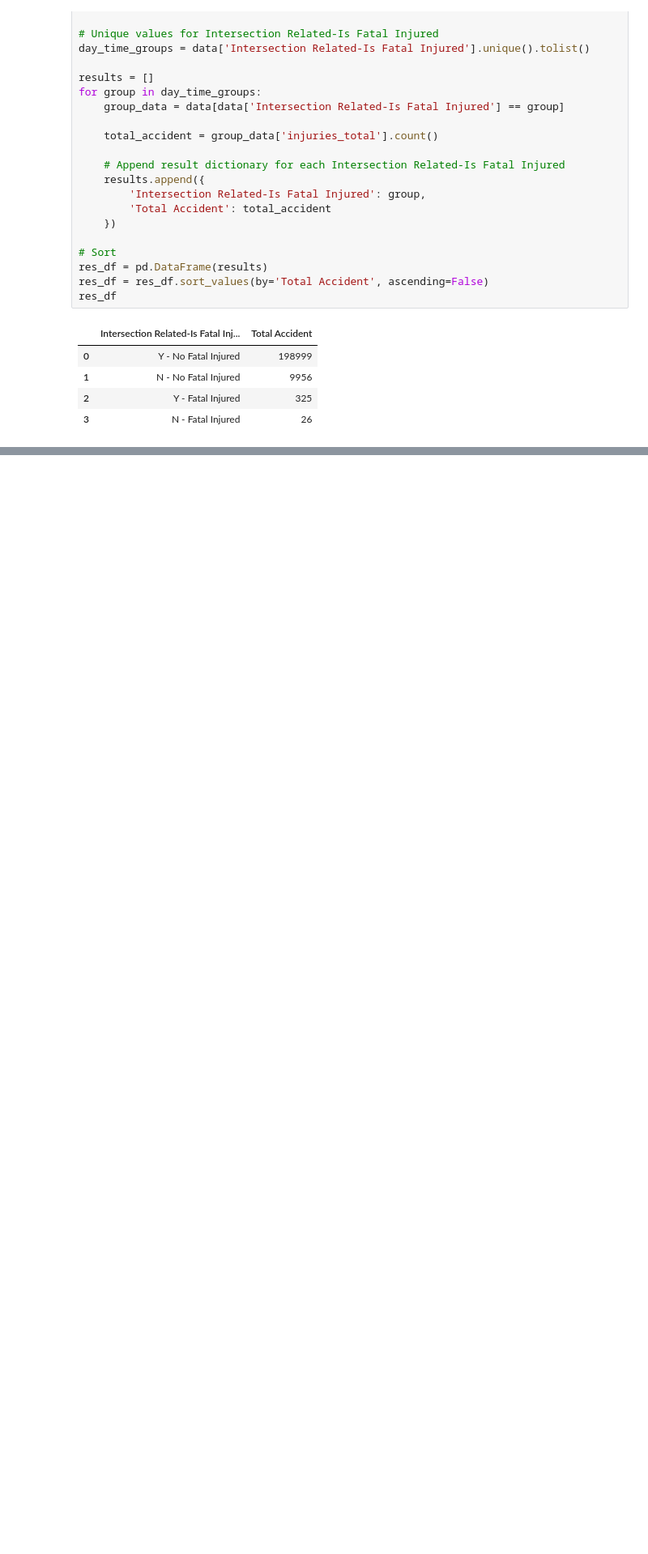
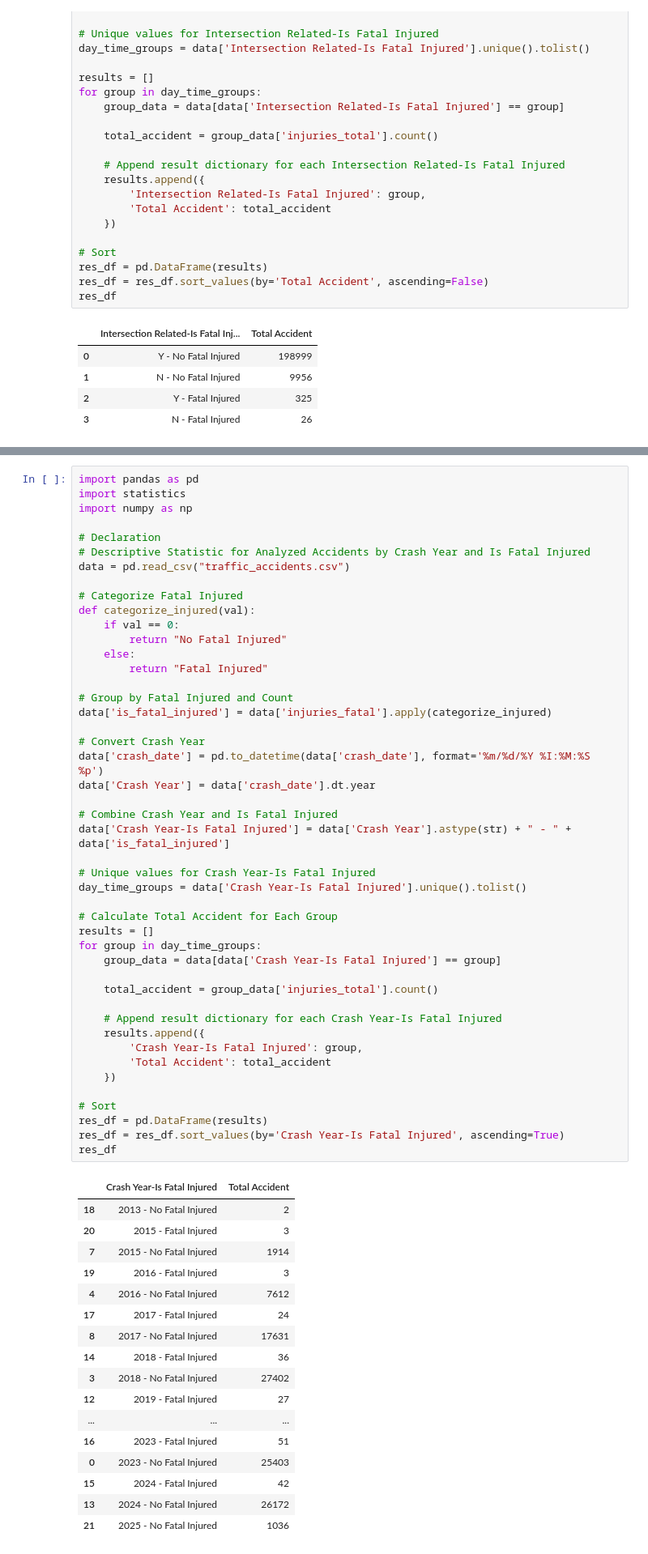
Before and after one commit to FlazeFy2/DS-Traffic_Accidents, a Jupyter notebook: descriptive statistics.ipynb, the cells around one changed output, grey strips where cells are left out. Shown: that part at 81% size. Drawn from its saved outputs; the diff is of its cells as text; blank space fills up the shorter version.

Commit message:
[DS] Descriptive Statistic for Analyzed Accidents by Crash Year and Is Fatal Injured

```diff
--- a/descriptive statistics.ipynb
+++ b/descriptive statistics.ipynb
@@ -584,3 +584,67 @@ res_df
 | 18 | 2024 - No Injured | 18483 |
 | 22 | 2025 - Injured | 278 |
 | 21 | 2025 - No Injured | 758 |
+# %%
+import pandas as pd
+import statistics
+import numpy as np
+
+# Declaration
+# Descriptive Statistic for Analyzed Accidents by Crash Year and Is Fatal Injured
+data = pd.read_csv("traffic_accidents.csv")
+
+# Categorize Fatal Injured
+def categorize_injured(val):
+    if val == 0:
+        return "No Fatal Injured"
+    else:
+        return "Fatal Injured"
+
+# Group by Fatal Injured and Count
+data['is_fatal_injured'] = data['injuries_fatal'].apply(categorize_injured)
+
+# Convert Crash Year
+data['crash_date'] = pd.to_datetime(data['crash_date'], format='%m/%d/%Y %I:%M:%S %p')
+data['Crash Year'] = data['crash_date'].dt.year
+
+# Combine Crash Year and Is Fatal Injured
+data['Crash Year-Is Fatal Injured'] = data['Crash Year'].astype(str) + " - " + data['is_fatal_injured']
+
+# Unique values for Crash Year-Is Fatal Injured
+day_time_groups = data['Crash Year-Is Fatal Injured'].unique().tolist()
+
+# Calculate Total Accident for Each Group
+results = []
+for group in day_time_groups:
+    group_data = data[data['Crash Year-Is Fatal Injured'] == group]
+
+    total_accident = group_data['injuries_total'].count()
+
+    # Append result dictionary for each Crash Year-Is Fatal Injured
+    results.append({
+        'Crash Year-Is Fatal Injured': group,
+        'Total Accident': total_accident
+    })
+
+# Sort
+res_df = pd.DataFrame(results)
+res_df = res_df.sort_values(by='Crash Year-Is Fatal Injured', ascending=True)
+res_df
+# %% [output]
+|  | Crash Year-Is Fatal Injured | Total Accident |
+| 18 | 2013 - No Fatal Injured | 2 |
+| 20 | 2015 - Fatal Injured | 3 |
+| 7 | 2015 - No Fatal Injured | 1914 |
+| 19 | 2016 - Fatal Injured | 3 |
+| 4 | 2016 - No Fatal Injured | 7612 |
+| 17 | 2017 - Fatal Injured | 24 |
+| 8 | 2017 - No Fatal Injured | 17631 |
+| 14 | 2018 - Fatal Injured | 36 |
+| 3 | 2018 - No Fatal Injured | 27402 |
+| 12 | 2019 - Fatal Injured | 27 |
+| ... | ... | ... |
+| 16 | 2023 - Fatal Injured | 51 |
+| 0 | 2023 - No Fatal Injured | 25403 |
+| 15 | 2024 - Fatal Injured | 42 |
+| 13 | 2024 - No Fatal Injured | 26172 |
+| 21 | 2025 - No Fatal Injured | 1036 |
```
Also changed, not shown: parts of 1 cell of this notebook.
